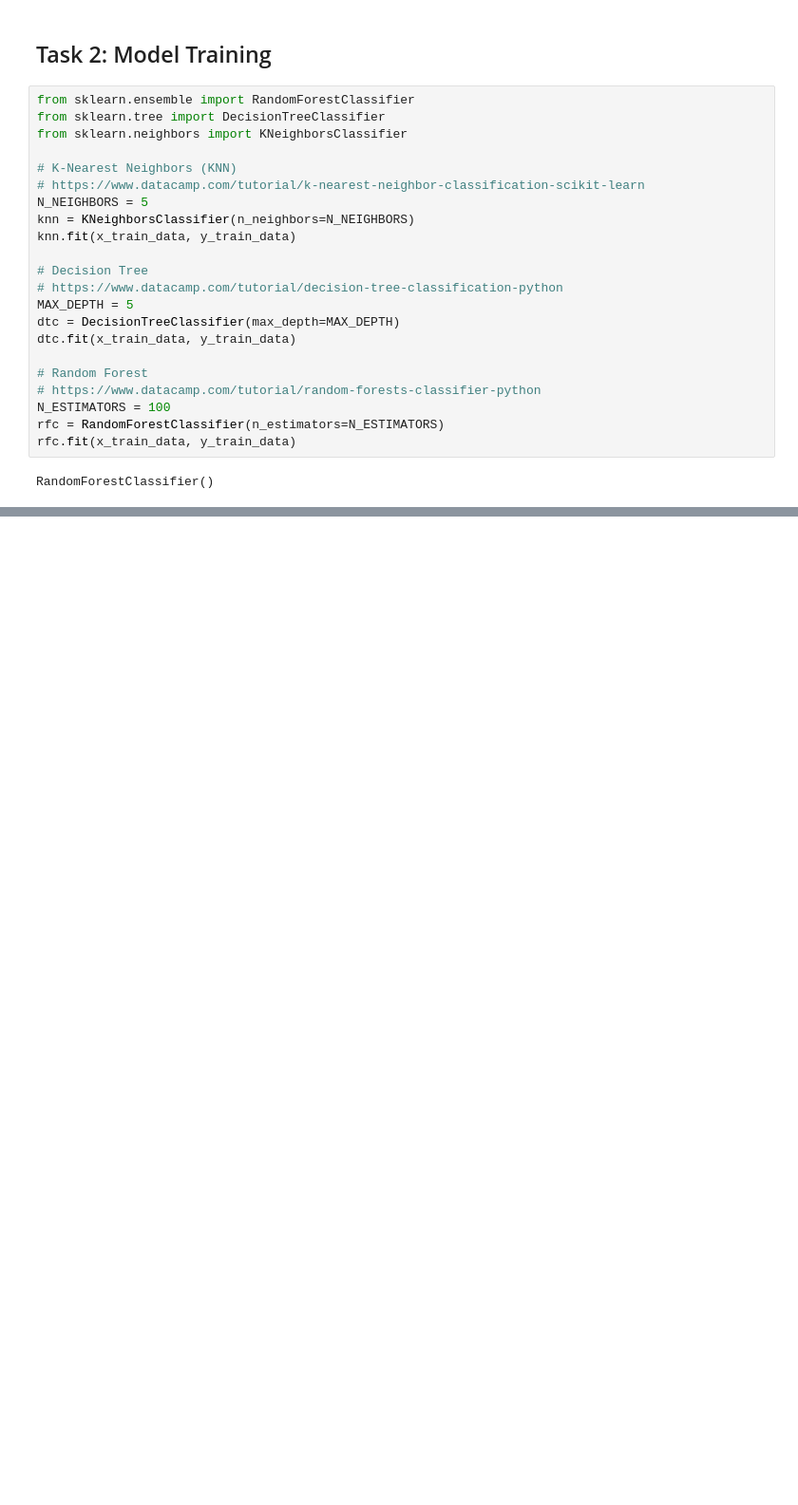
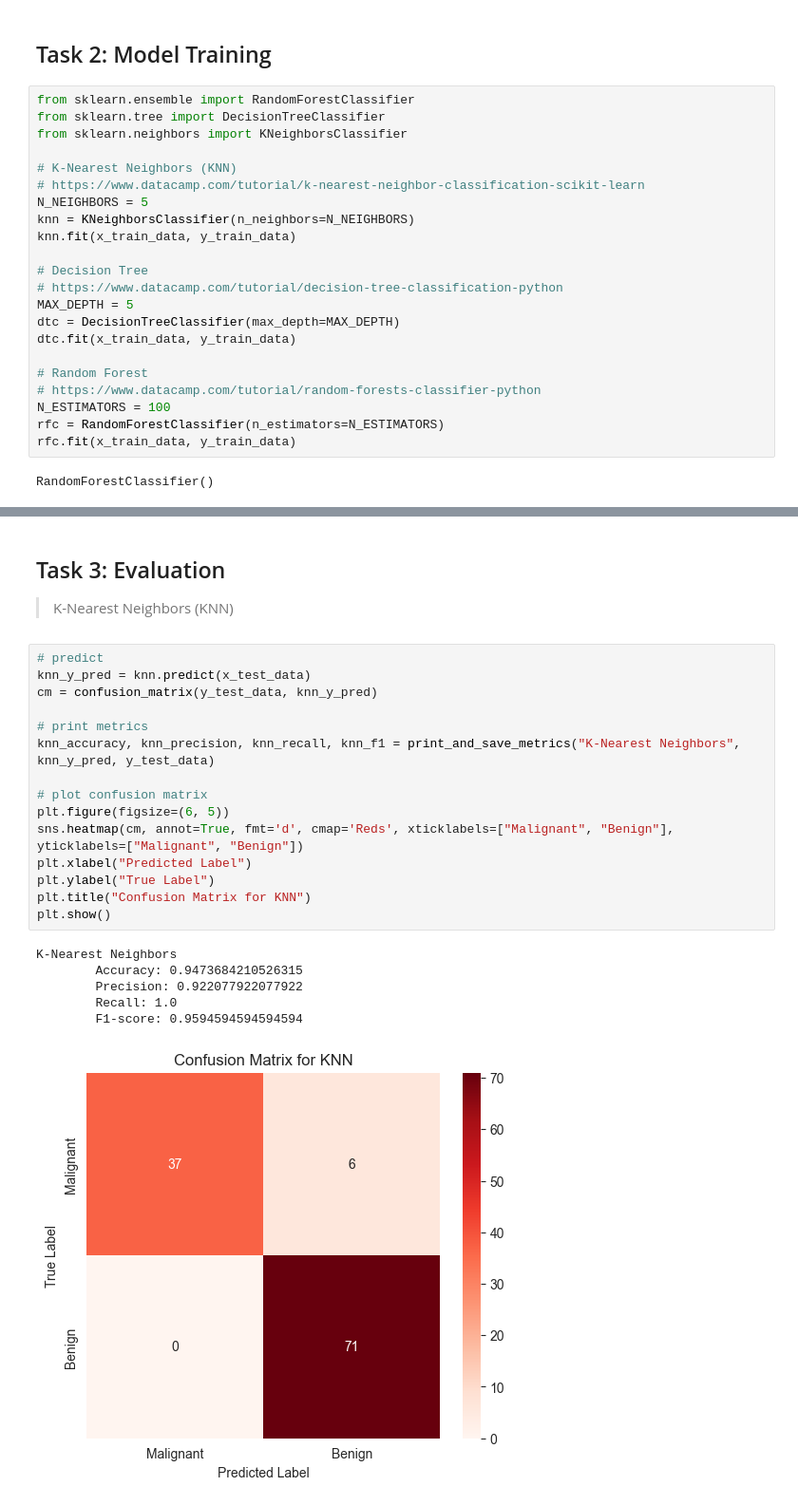
Before and after one commit to dlg1206/ICS-635, a Jupyter notebook: assignment1/assignment1.ipynb, the cells around one changed output, grey strips where cells are left out. Shown: that part at 95% size. Saved outputs shown, nothing was run; the diff lists cells and outputs as text; blank space fills up the shorter version.

```diff
--- a/assignment1/assignment1.ipynb
+++ b/assignment1/assignment1.ipynb
@@ -48,0 +83,25 @@ RandomForestClassifier()
+# %% [markdown]
+## Task 3: Evaluation
+> K-Nearest Neighbors (KNN)
+# %%
+# predict
+knn_y_pred = knn.predict(x_test_data)
+cm = confusion_matrix(y_test_data, knn_y_pred)
+
+# print metrics
+knn_accuracy, knn_precision, knn_recall, knn_f1 = print_and_save_metrics("K-Nearest Neighbors", knn_y_pred, y_test_data)
+
+# plot confusion matrix
+plt.figure(figsize=(6, 5))
+sns.heatmap(cm, annot=True, fmt='d', cmap='Reds', xticklabels=["Malignant", "Benign"], yticklabels=["Malignant", "Benign"])
+plt.xlabel("Predicted Label")
+plt.ylabel("True Label")
+plt.title("Confusion Matrix for KNN")
+plt.show()
+# %% [output]
+K-Nearest Neighbors
+        Accuracy: 0.9473684210526315
+        Precision: 0.922077922077922
+        Recall: 1.0
+        F1-score: 0.9594594594594594
+[figure, added]
```
Also changed, not shown: parts of 8 cells of this notebook.
